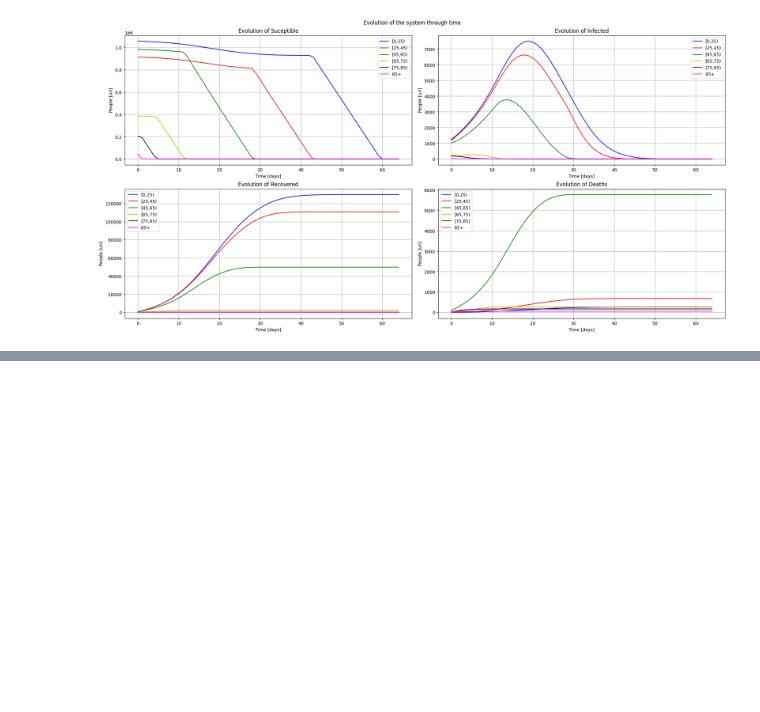
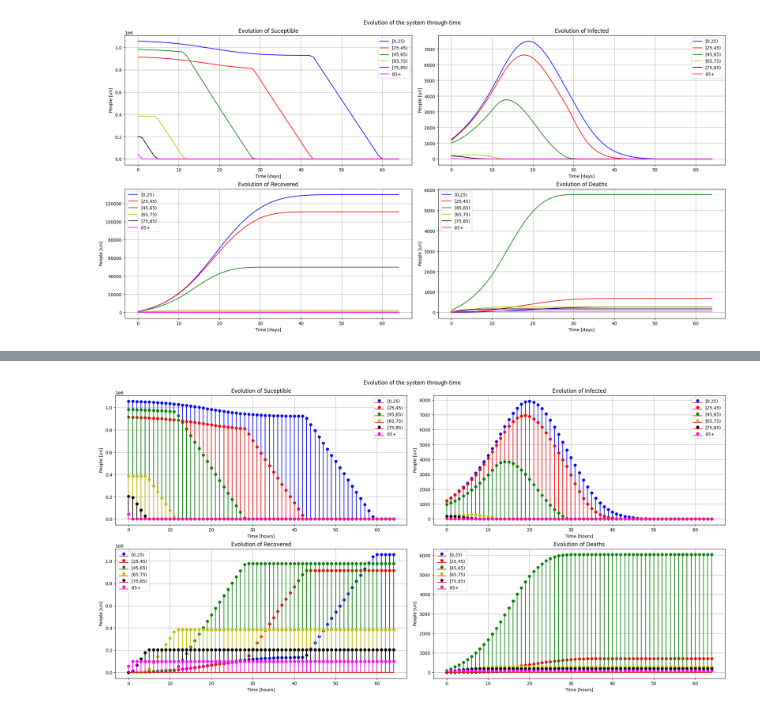
Before and after one commit to douglasmmachado/MPC, a Jupyter notebook: COVID-19.ipynb, the cells around one changed output, grey strips where cells are left out. Saved outputs shown, nothing was run; the diff lists cells and outputs as text; code cells hidden in the pictures; blank space fills up the shorter version.

```diff
--- a/COVID-19.ipynb
+++ b/COVID-19.ipynb
@@ -33,10 +35,9 @@ from casadi import *
 from scipy.integrate import odeint
 # %%
   #Contact data
-with open("/contact.csv", 'r') as f:
-    reader = csv.reader(f)
-    data = list(reader)
-C = np.array(data, dtype=float)
+raw_data_url ="https://raw.githubusercontent.com/douglasmmachado/MPC/master/contact.csv" # Raw database
+df = pd.read_csv(raw_data_url, index_col=False, header=None, dtype = np.float64)
+C = pd.DataFrame(df).to_numpy()
 
 #Pandemic parameters
 lbd = np.array([0.05]*6)
@@ -299,0 +339,38 @@ plot_x(S_array, I_array, R_array, D_array, ranges)
+# %%
+y0 = np.concatenate([S, I, R, D])
+x = y0
+days = 65
+divisions = len(ranges)
+
+S_array_discrete = np.zeros(days * divisions).reshape(days,6)
+I_array_discrete = np.zeros(days * divisions).reshape(days,6)
+R_array_discrete = np.zeros(days * divisions).reshape(days,6)
+D_array_discrete = np.zeros(days * divisions).reshape(days,6)
+
+
+for day in range(days):
+
+  Sk_n = x[:6]
+  Ik_n = x[6:12]
+  Rk_n = x[12:18]
+  Dk_n = x[18:24]
+
+  umax=55191
+  Uk = np.zeros(6)
+  Uk = calculate_u(umax, Sk_n, Uk)
+
+  Sk_np1 = Sk_n - lbd*Sk_n*(C@Ik_n) - Uk
+  Ik_np1 = Ik_n + lbd*Sk_n*(C@Ik_n) - (gamr + gamd)*Ik_n
+  Rk_np1 = Rk_n + gamr*Ik_n + Uk
+  Dk_np1 = Dk_n + gamd*Ik_n
+
+  x = np.concatenate([Sk_np1, Ik_np1, Rk_np1, Dk_np1])
+
+  S_array_discrete[day] = x[:6]
+  I_array_discrete[day] = x[6:12]
+  R_array_discrete[day] = x[12:18]
+  D_array_discrete[day] = x[18:24]
+
+plot_discrete(S_array_discrete, I_array_discrete, R_array_discrete, D_array_discrete, ranges)
+# %% [output]
+[figure, added]
```
Also changed, not shown: parts of 5 cells of this notebook.
